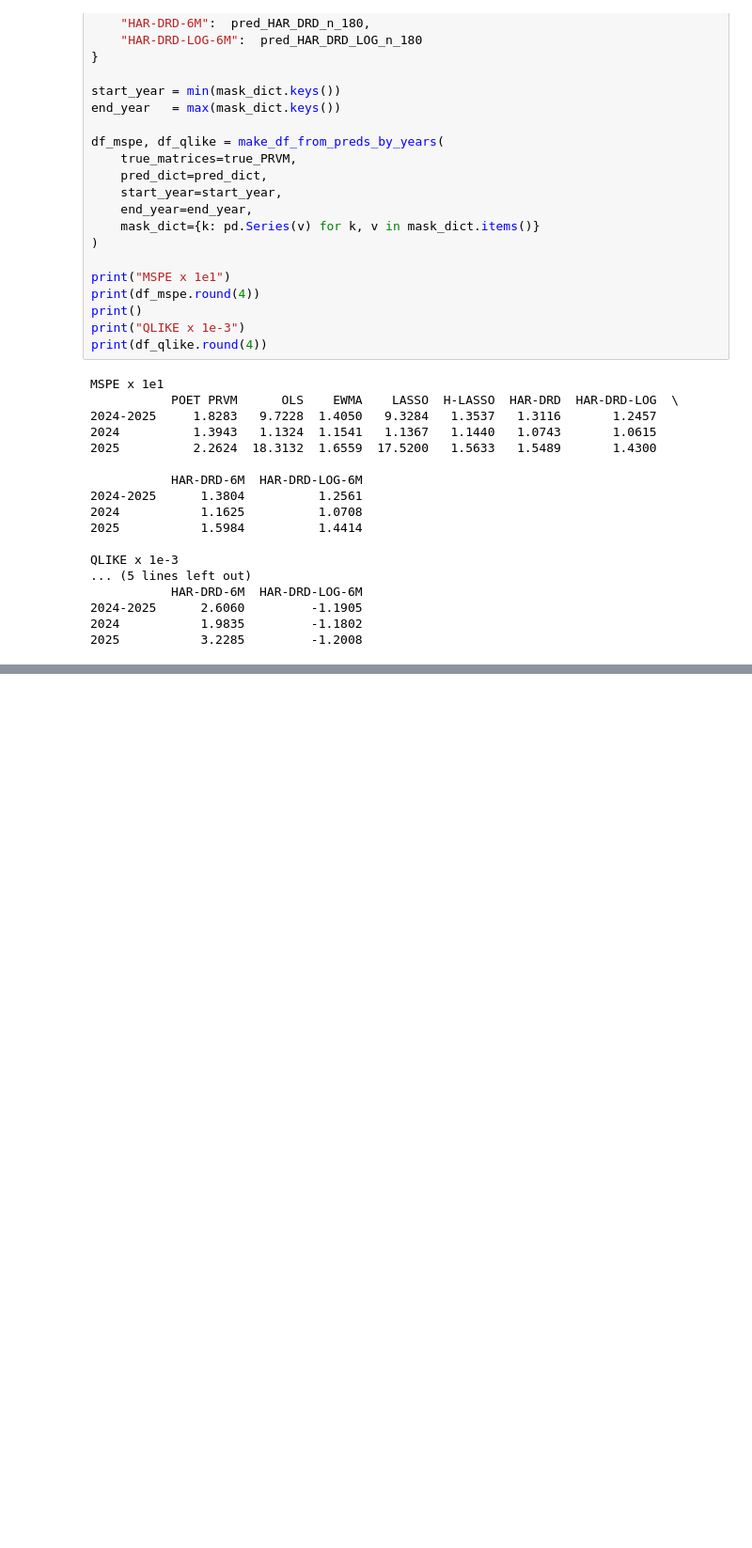
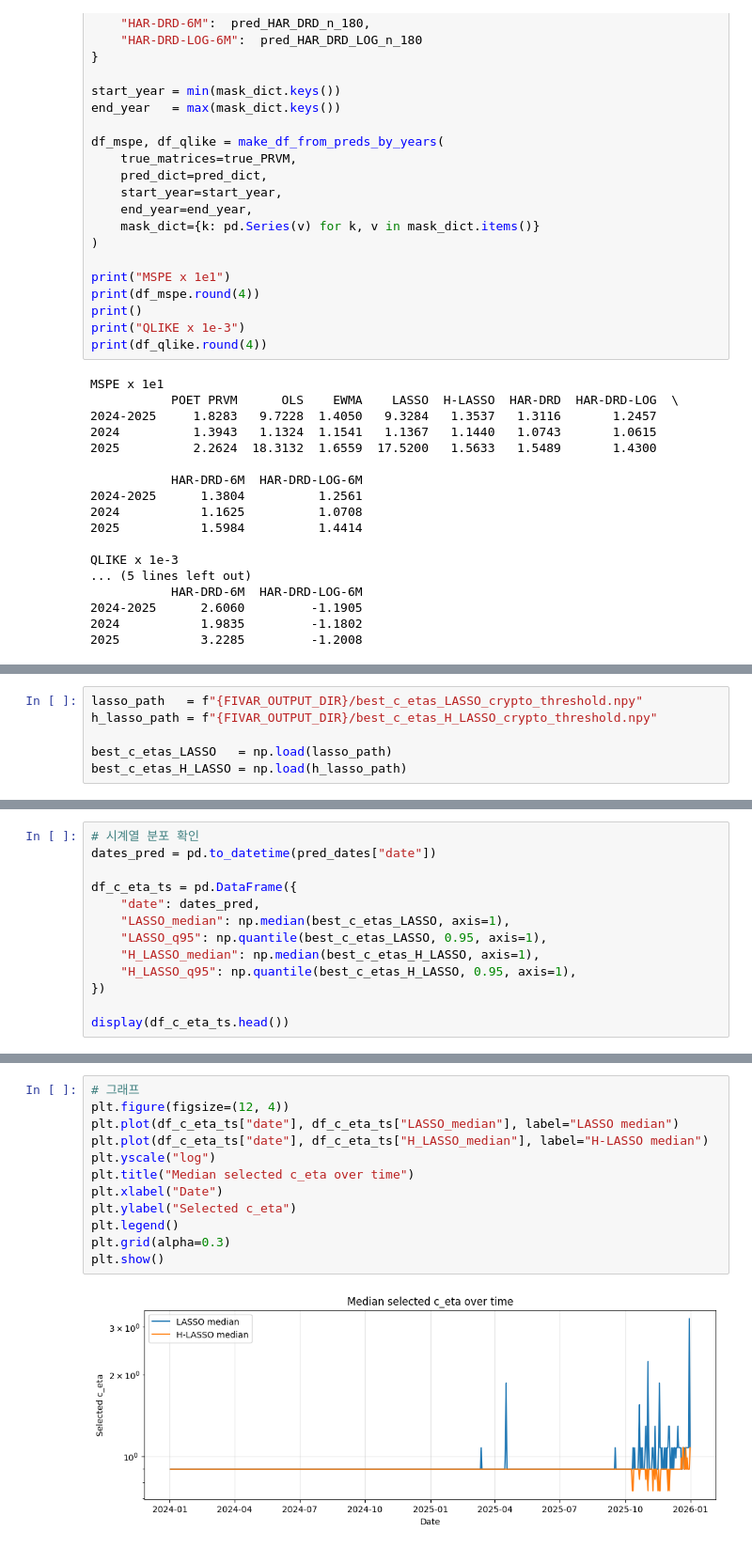
Before and after one commit to JasonKimJaeho/fivar-crypto, a Jupyter notebook: FIVAR_HAR.ipynb, the cells around one changed output, grey strips where cells are left out. Shown at 94% size. Drawn from its saved outputs; the diff is of its cells as text; blank space fills up the shorter version.

```diff
--- a/FIVAR_HAR.ipynb
+++ b/FIVAR_HAR.ipynb
@@ -2301,0 +3077,6 @@ QLIKE x 1e-3
+# %%
+lasso_path   = f"{FIVAR_OUTPUT_DIR}/best_c_etas_LASSO_crypto_threshold.npy"
+h_lasso_path = f"{FIVAR_OUTPUT_DIR}/best_c_etas_H_LASSO_crypto_threshold.npy"
+
+best_c_etas_LASSO   = np.load(lasso_path)
+best_c_etas_H_LASSO = np.load(h_lasso_path)
@@ -2301,0 +3115,13 @@ QLIKE x 1e-3
+# %%
+# 시계열 분포 확인
+dates_pred = pd.to_datetime(pred_dates["date"])
+
+df_c_eta_ts = pd.DataFrame({
+    "date": dates_pred,
+    "LASSO_median": np.median(best_c_etas_LASSO, axis=1),
+    "LASSO_q95": np.quantile(best_c_etas_LASSO, 0.95, axis=1),
+    "H_LASSO_median": np.median(best_c_etas_H_LASSO, axis=1),
+    "H_LASSO_q95": np.quantile(best_c_etas_H_LASSO, 0.95, axis=1),
+})
+
+display(df_c_eta_ts.head())
@@ -2301,0 +3135,14 @@ QLIKE x 1e-3
+# %%
+# 그래프
+plt.figure(figsize=(12, 4))
+plt.plot(df_c_eta_ts["date"], df_c_eta_ts["LASSO_median"], label="LASSO median")
+plt.plot(df_c_eta_ts["date"], df_c_eta_ts["H_LASSO_median"], label="H-LASSO median")
+plt.yscale("log")
+plt.title("Median selected c_eta over time")
+plt.xlabel("Date")
+plt.ylabel("Selected c_eta")
+plt.legend()
+plt.grid(alpha=0.3)
+plt.show()
+# %% [output]
+[figure, added]
```
Also changed, not shown: parts of 32 cells of this notebook.
